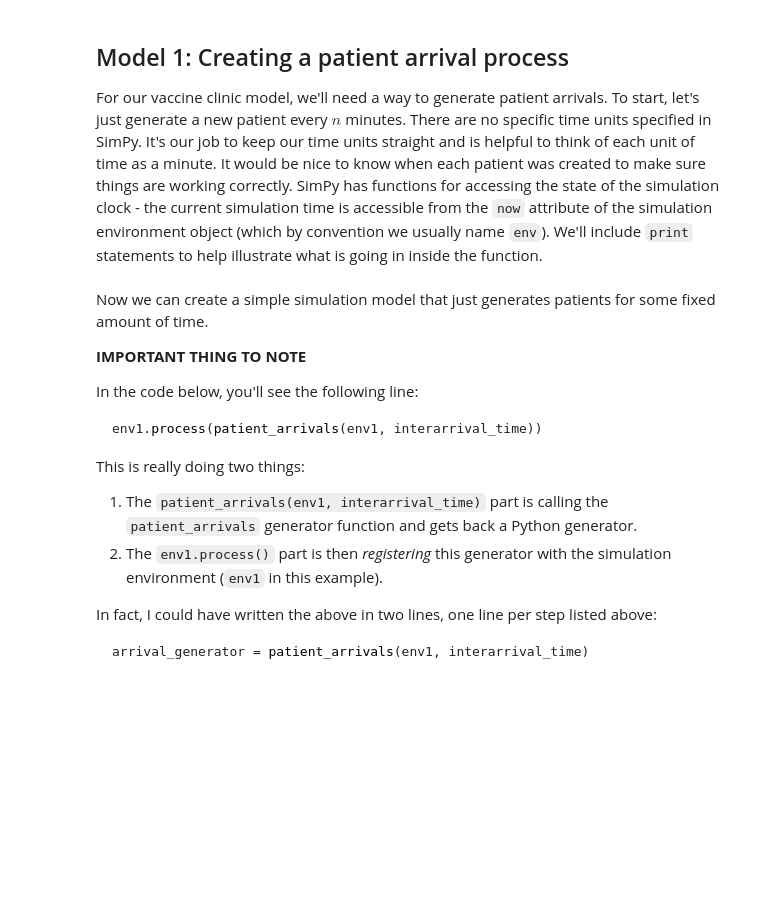
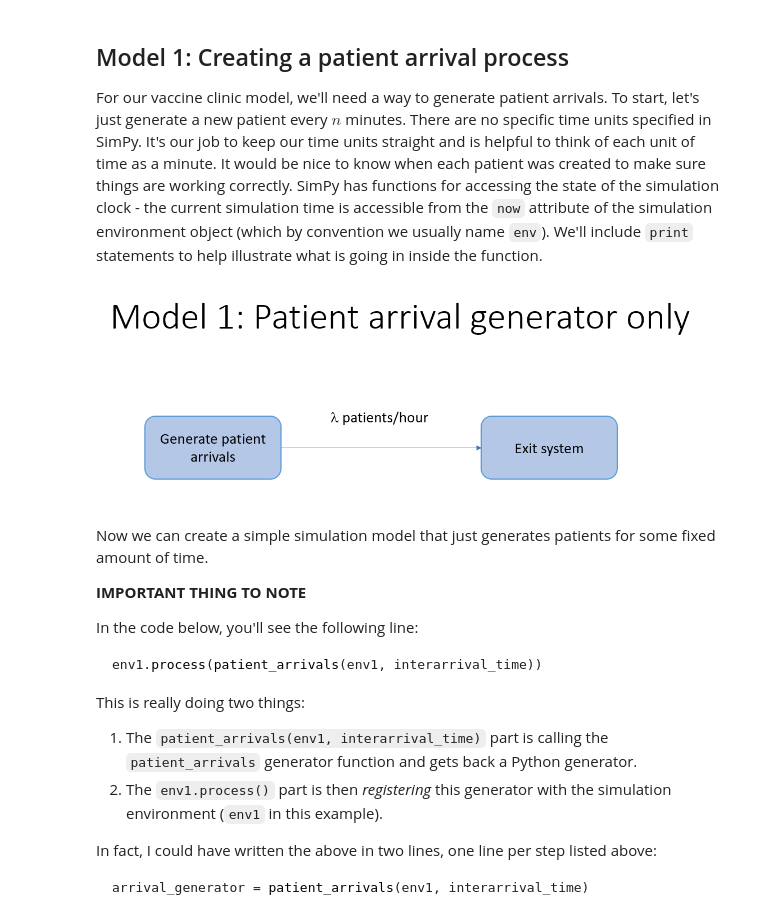
Before and after one commit to misken/vaccine_clinic, a Jupyter notebook: notebooks/simpy_getting_started_vaccine_clinic.ipynb, the cells around one changed output. Cells and saved outputs as stored; diff of their text form; code cells hidden in the pictures; blank space fills up the shorter version.

```diff
--- a/notebooks/simpy_getting_started_vaccine_clinic.ipynb
+++ b/notebooks/simpy_getting_started_vaccine_clinic.ipynb
@@ -193,6 +219,10 @@ Before launching into building the entire vaccine clinic model, let's do a few s
 ## Model 1: Creating a patient arrival process
 
 For our vaccine clinic model, we'll need a way to generate patient arrivals. To start, let's just generate a new patient every $n$ minutes. There are no specific time units specified in SimPy. It's our job to keep our time units straight and is helpful to think of each unit of time as a minute. It would be nice to know when each patient was created to make sure things are working correctly. SimPy has functions for accessing the state of the simulation clock - the current simulation time is accessible from the `now` attribute of the simulation environment object (which by convention we usually name `env`). We'll include `print` statements to help illustrate what is going in inside the function.
+# %%
+Image("images/model1.png")
+# %% [output]
+[figure, added]
 # %%
 def patient_arrivals(env, interarrival_time=5.0):
     """Generate patients according to a fixed time arrival process"""
```
Also changed, not shown: parts of 62 cells of this notebook, 17 other files.
